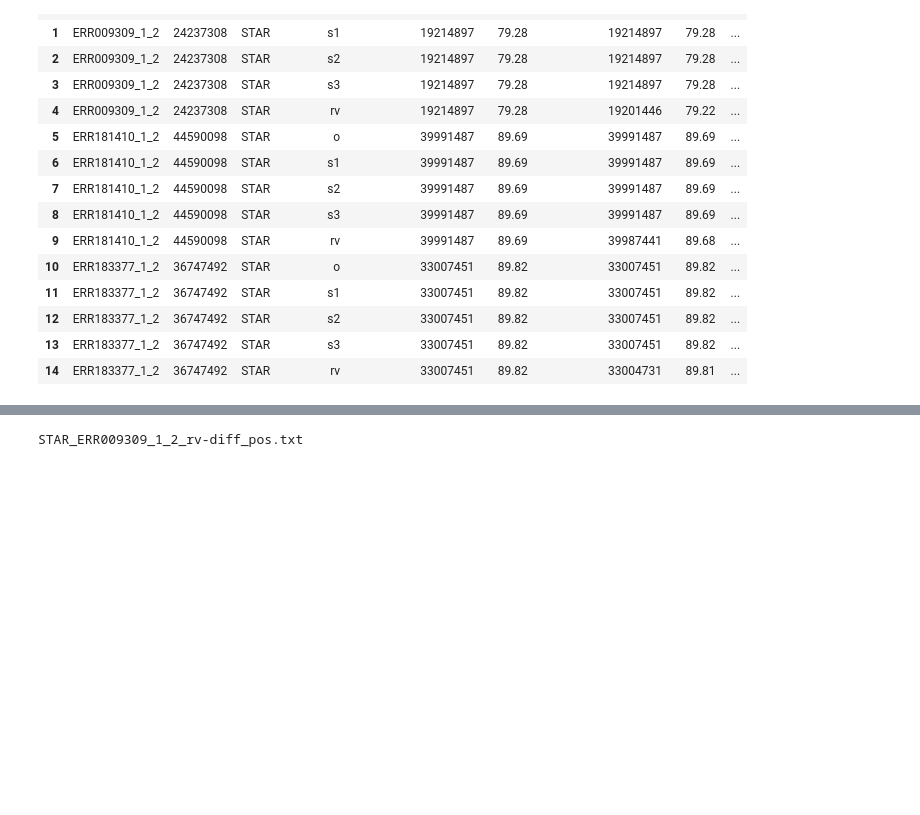
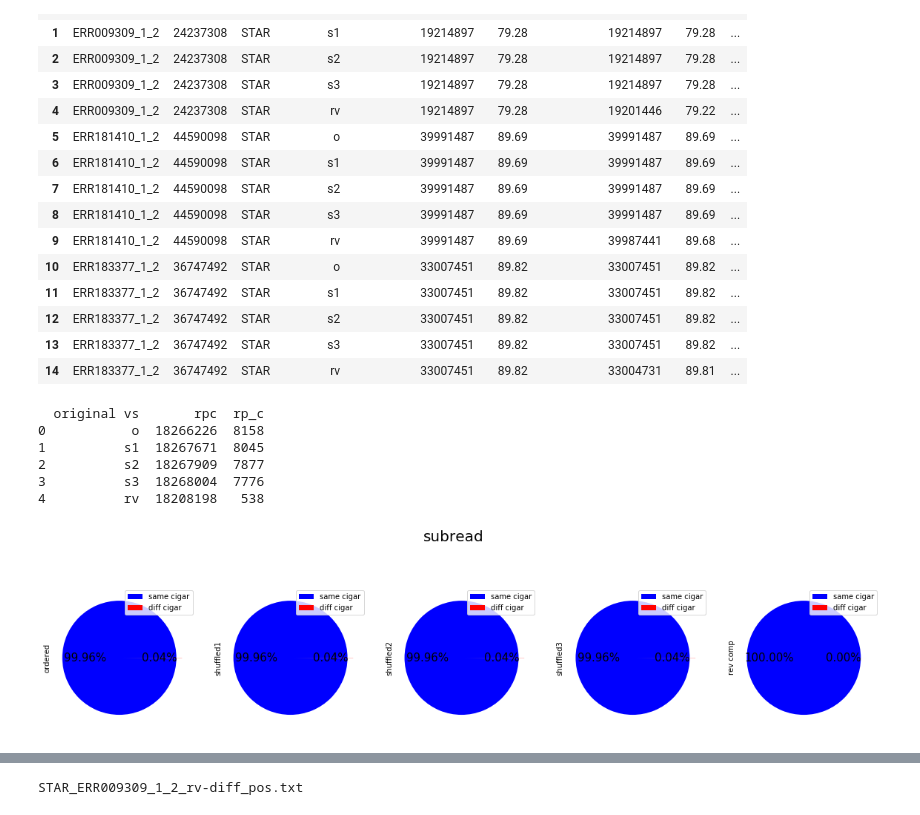
Before and after one commit to Pelin89/read.aligment.review, a Jupyter notebook: notebooks/tools_results.ipynb, the cells around one changed output, grey strips where cells are left out. Saved outputs shown, nothing was run; the diff lists cells and outputs as text; code cells hidden in the pictures; blank space fills up the shorter version.

Commit message:
added pie_cigars

```diff
--- a/notebooks/tools_results.ipynb
+++ b/notebooks/tools_results.ipynb
@@ -115,5 +115,61 @@ def plot1(samp, h):
 # for i in range(len(all_samples)):
 
 #     plot1(all_samples[i], ['tool', 'original vs', '%read1', '%read2'])
+# %%
+# pie charts
+# pie chart same pos same read diff cigar
+
+
+import warnings
+warnings.filterwarnings('ignore')
+import logging
+logging.getLogger().setLevel(logging.CRITICAL)
+
+def plot1(tool_df, samp, headers, title):
+    tool_df=tool_df[tool_df['sample'] == samp]
+    tool_df=tool_df[['original vs', 'rp' ,'rp_c',]]
+    tool_df.insert(loc = 1, column='rpc',value = tool_df['rp'] - tool_df['rp_c'])
+#     tool_df = tool_df.drop(['rp'])
+    tool_df = tool_df.drop(['rp'], axis=1)
+    print(tool_df)
+#     cur_tool.insert(loc=0, column='original', value=read1_per)
+    tool_df=tool_df.transpose()
+    tool_df=tool_df[1:]
+    tool_df.columns = headers
+
+
+    sub_plots=tool_df.plot.pie(y=headers, subplots=True,labels=None, autopct='%1.2f%%', figsize =(20,5),
+                     labeldistance=1, explode = (0.1, 0), colors=['blue', 'red'],fontsize = 15)
+
+    for j in range(len(sub_plots)):
+        sub_plots[j].legend( loc="best", labels=['same cigar', 'diff cigar'])
+    plt.suptitle(title, fontsize=20)
+
+
+#     plt.setp(autopcts, **{'color':'white', 'weight':'bold', 'fontsize':12.5})
+#     ax1.set_title('Frauen', fontdict={'fontsize': 17})
+
+#     plt.rcParams['font.weight'] = 1
+    plt.savefig(title + "_" + samp + ".png", bbox_inches='tight', dpi=50)
+
+
+
+head=["ordered", "shuffled1", "shuffled2", "shuffled3", "rev comp"]
+
+# for i in range(len(all_samples)):
+# for i in range(1):
+plot1(subread_df, all_samples[0], head,'subread')
+# plot1(smalt_df, all_samples[2], head, 'smalt')
+# plot1(bowtie_df, all_samples[2], head, 'bowtie')
+# plot1(bowtie2_df, all_samples[2], head, 'bowtie2')
+# plot1(STAR_df, all_samples[2], head, 'STAR')
+# %% [output]
+  original vs       rpc  rp_c
+0           o  18266226  8158
+1          s1  18267671  8045
+2          s2  18267909  7877
+3          s3  18268004  7776
+4          rv  18208198   538
+[figure, added]
 # %%
 # pie charts
```
Also changed, not shown: parts of 2 cells of this notebook, 30 other files.
